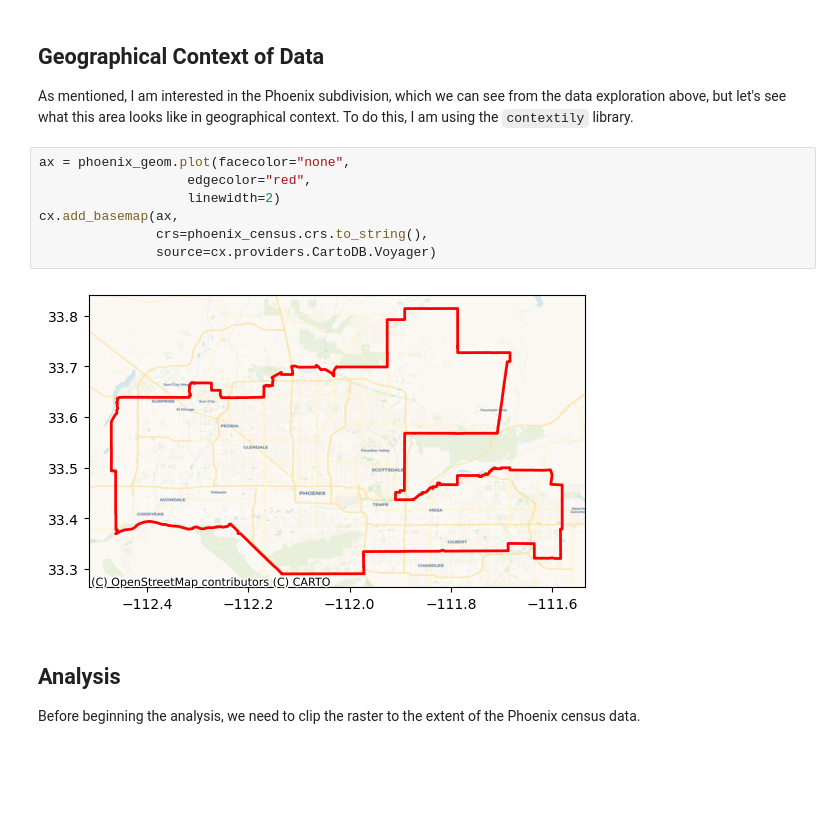
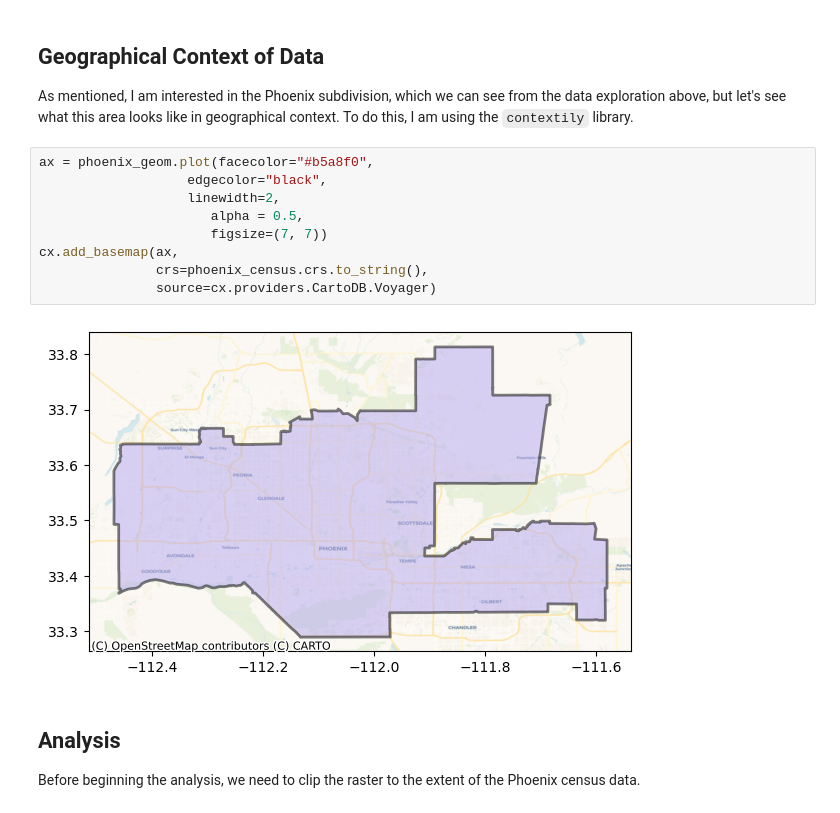
Before and after one commit to shmuir/phoenix-biodiversity-index, a Jupyter notebook: phoenix-biodiversity.ipynb, the cells around one changed output. Drawn from its saved outputs; the diff is of its cells as text; blank space fills up the shorter version.

```diff
--- a/phoenix-biodiversity.ipynb
+++ b/phoenix-biodiversity.ipynb
@@ -115,14 +132,16 @@ phoenix_geom.plot()
 
 As mentioned, I am interested in the Phoenix subdivision, which we can see from the data exploration above, but let's see what this area looks like in geographical context. To do this, I am using the `contextily` library.
 # %%
-ax = phoenix_geom.plot(facecolor="none",
-                   edgecolor="red",
-                   linewidth=2)
+ax = phoenix_geom.plot(facecolor="#b5a8f0",
+                   edgecolor="black",
+                   linewidth=2,
+                      alpha = 0.5,
+                      figsize=(7, 7))
 cx.add_basemap(ax,
                crs=phoenix_census.crs.to_string(),
                source=cx.providers.CartoDB.Voyager)
 # %% [output]
-[figure, old version]
+[figure, new version]
 # %% [markdown]
 ## Analysis
 
```
Also changed, not shown: parts of 7 cells of this notebook.
